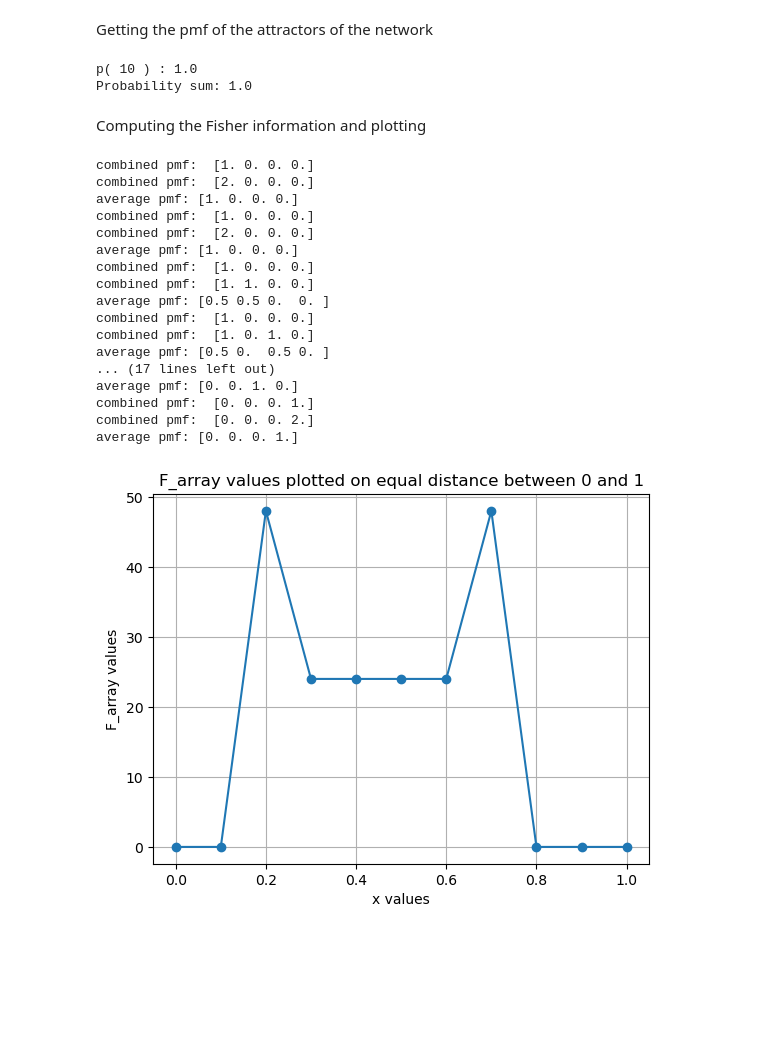
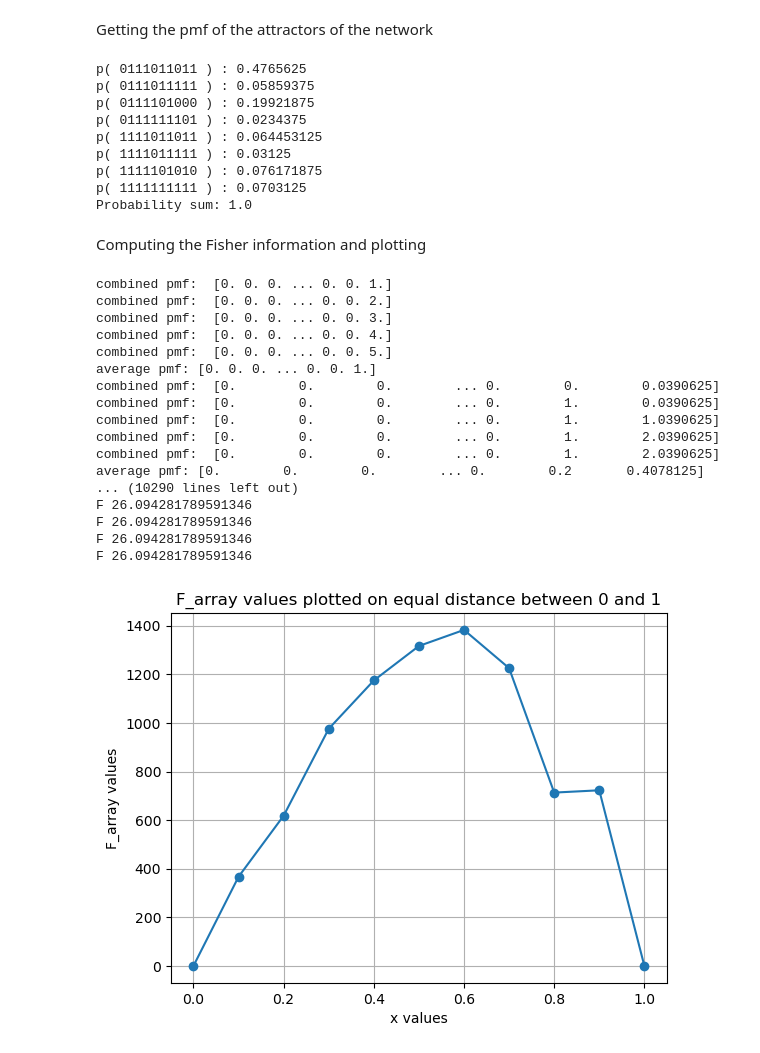
Before and after one commit to emielrobben/Capstone_AUC, a Jupyter notebook: RBN_notebook_updated.ipynb, the cells around one changed output. Drawn from its saved outputs; the diff is of its cells as text; code cells hidden in the pictures; blank space fills up the shorter version.

```diff
--- a/RBN_notebook_updated.ipynb
+++ b/RBN_notebook_updated.ipynb
@@ -222,21 +222,20 @@ class RBN:
                 filtered_pmf_value = filtered_pmf[j]
 
                 F += (filtered_pmf_value * ((result_value / d_r) ** 2))
+                print("F", F)
             F_array[t + 1] = F
             F = 0
-            if t+1 == num_columns:
-                F_array[t+1]=0
 
             t = t + 1
 
 
             # then for the fisher calculations,
-
+        F_array[-1]= 0
         return F_array
 
-N = 2
-K=4
-flip_probability = 0.5
+N = 10
+K=6
+flip_probability = 0.1
 network = RBN(K, N, flip_probability)
 # %% [markdown]
  Getting graphs, while running the network for multiple steps
@@ -281,38 +288,45 @@ for i in range(2 ** N):
         print("p(", network.bin_to_bin_str(network.dec_to_bin(i)), ") :", pmf[i])
 print("Probability sum:", p_sum)
 # %% [output]
-p( 10 ) : 1.0
+p( 0111011011 ) : 0.4765625
+p( 0111011111 ) : 0.05859375
+p( 0111101000 ) : 0.19921875
+p( 0111111101 ) : 0.0234375
+p( 1111011011 ) : 0.064453125
+p( 1111011111 ) : 0.03125
+p( 1111101010 ) : 0.076171875
+p( 1111111111 ) : 0.0703125
 Probability sum: 1.0
 # %% [markdown]
  Computing the Fisher information and plotting
 # %%
 
-F_array = network.Compute_Fisher(0.1, 2)
+F_array = network.Compute_Fisher(0.1, 5)
 x_values = np.linspace(0, 1, len(F_array))
 # how does this work again: can we just call the outout of the
 # Plot F_array against the equally spaced values
 plt.plot(x_values, F_array, marker='o', linestyle='-')
 plt.xlabel('x values')
 plt.ylabel('F_array values')
 plt.title('F_array values plotted on equal distance between 0 and 1')
 plt.grid(True)
 plt.show()
 # %% [output]
-combined pmf:  [1. 0. 0. 0.]
-combined pmf:  [2. 0. 0. 0.]
-average pmf: [1. 0. 0. 0.]
-combined pmf:  [1. 0. 0. 0.]
-combined pmf:  [2. 0. 0. 0.]
-average pmf: [1. 0. 0. 0.]
-combined pmf:  [1. 0. 0. 0.]
-combined pmf:  [1. 1. 0. 0.]
-average pmf: [0.5 0.5 0.  0. ]
-combined pmf:  [1. 0. 0. 0.]
-combined pmf:  [1. 0. 1. 0.]
-average pmf: [0.5 0.  0.5 0. ]
-... (17 lines left out)
-average pmf: [0. 0. 1. 0.]
-combined pmf:  [0. 0. 0. 1.]
-combined pmf:  [0. 0. 0. 2.]
-average pmf: [0. 0. 0. 1.]
+combined pmf:  [0. 0. 0. ... 0. 0. 1.]
+combined pmf:  [0. 0. 0. ... 0. 0. 2.]
+combined pmf:  [0. 0. 0. ... 0. 0. 3.]
+combined pmf:  [0. 0. 0. ... 0. 0. 4.]
+combined pmf:  [0. 0. 0. ... 0. 0. 5.]
+average pmf: [0. 0. 0. ... 0. 0. 1.]
+combined pmf:  [0.        0.        0.        ... 0.        0.        0.0390625]
+combined pmf:  [0.        0.        0.        ... 0.        1.        0.0390625]
+combined pmf:  [0.        0.        0.        ... 0.        1.        1.0390625]
+combined pmf:  [0.        0.        0.        ... 0.        1.        2.0390625]
+combined pmf:  [0.        0.        0.        ... 0.        1.        2.0390625]
+average pmf: [0.        0.        0.        ... 0.        0.2       0.4078125]
+... (10290 lines left out)
+F 26.094281789591346
+F 26.094281789591346
+F 26.094281789591346
+F 26.094281789591346
-[figure, old version]
+[figure, new version]
```
Also changed, not shown: parts of 1 cell of this notebook.
